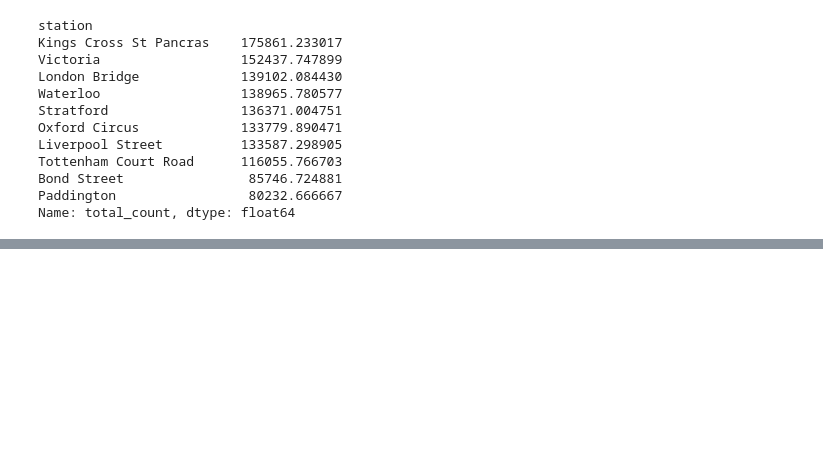
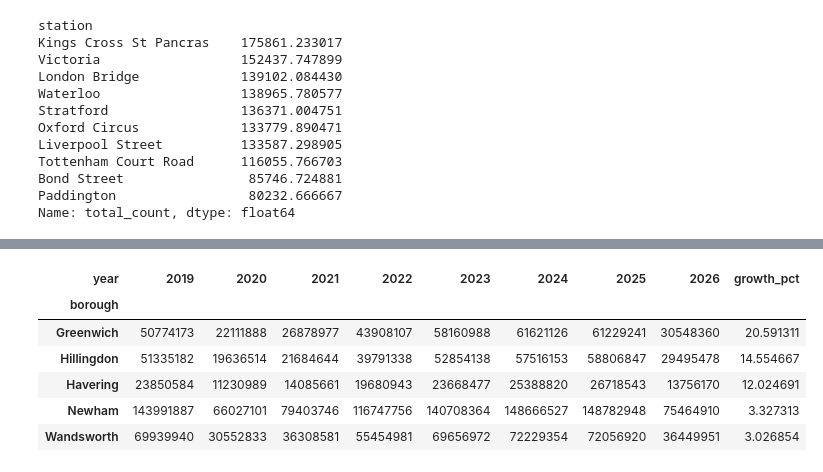
Before and after one commit to sfauzer23/TFL_Projects, a Jupyter notebook: tfl.ipynb, the cells around one changed output, grey strips where cells are left out. Saved outputs shown, nothing was run; the diff lists cells and outputs as text; code cells hidden in the pictures; blank space fills up the shorter version.

```diff
--- a/tfl.ipynb
+++ b/tfl.ipynb
@@ -251,0 +335,14 @@ annual_df.sort_values("growth_pct", ascending=False).head(10)
+# %%
+# Growth variable
+annual_bor_df["growth_pct"] = ((annual_bor_df[2025] - annual_bor_df[2019]) / annual_bor_df[2019]) * 100
+# %%
+# Higehst growth in demand for booughs usage from 2019 to 2025 (All Lizzy line stations)
+annual_bor_df.sort_values("growth_pct", ascending=False).head(5)
+# %% [output]
+| year | 2019 | 2020 | 2021 | 2022 | 2023 | 2024 | 2025 | 2026 | growth_pct |
+| borough |  |  |  |  |  |  |  |  |  |
+| Greenwich | 50774173 | 22111888 | 26878977 | 43908107 | 58160988 | 61621126 | 61229241 | 30548360 | 20.591311 |
+| Hillingdon | 51335182 | 19636514 | 21684644 | 39791338 | 52854138 | 57516153 | 58806847 | 29495478 | 14.554667 |
+| Havering | 23850584 | 11230989 | 14085661 | 19680943 | 23668477 | 25388820 | 26718543 | 13756170 | 12.024691 |
+| Newham | 143991887 | 66027101 | 79403746 | 116747756 | 140708364 | 148666527 | 148782948 | 75464910 | 3.327313 |
+| Wandsworth | 69939940 | 30552833 | 36308581 | 55454981 | 69656972 | 72229354 | 72056920 | 36449951 | 3.026854 |
```
Also changed, not shown: parts of 20 cells of this notebook, 1 other file.
